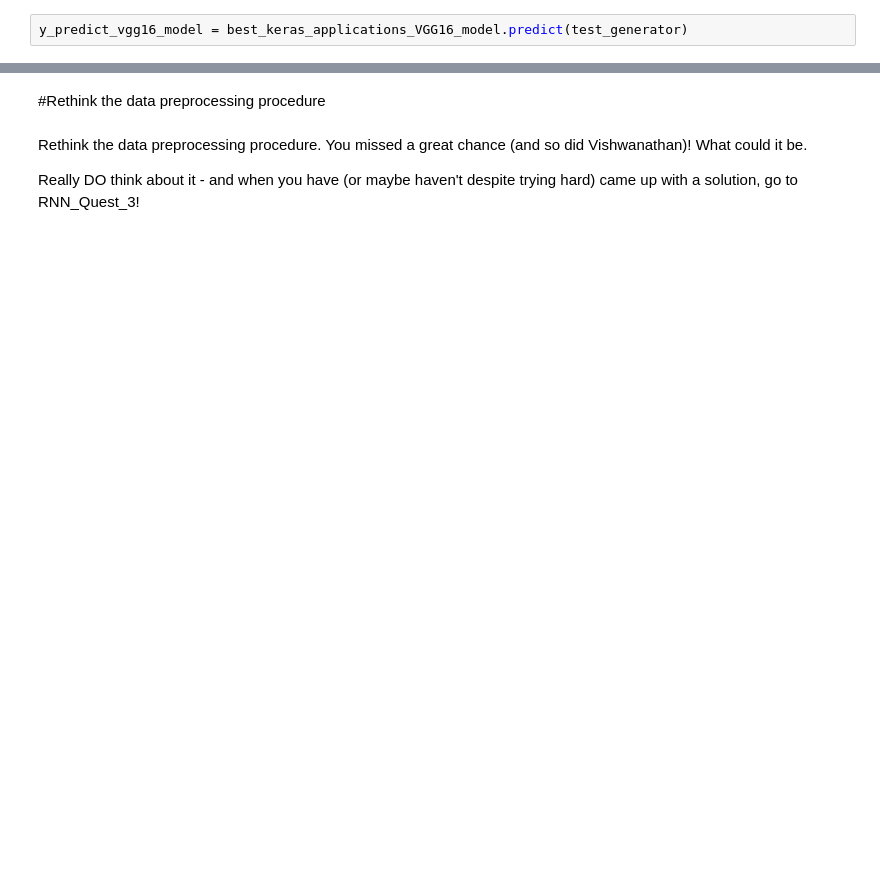
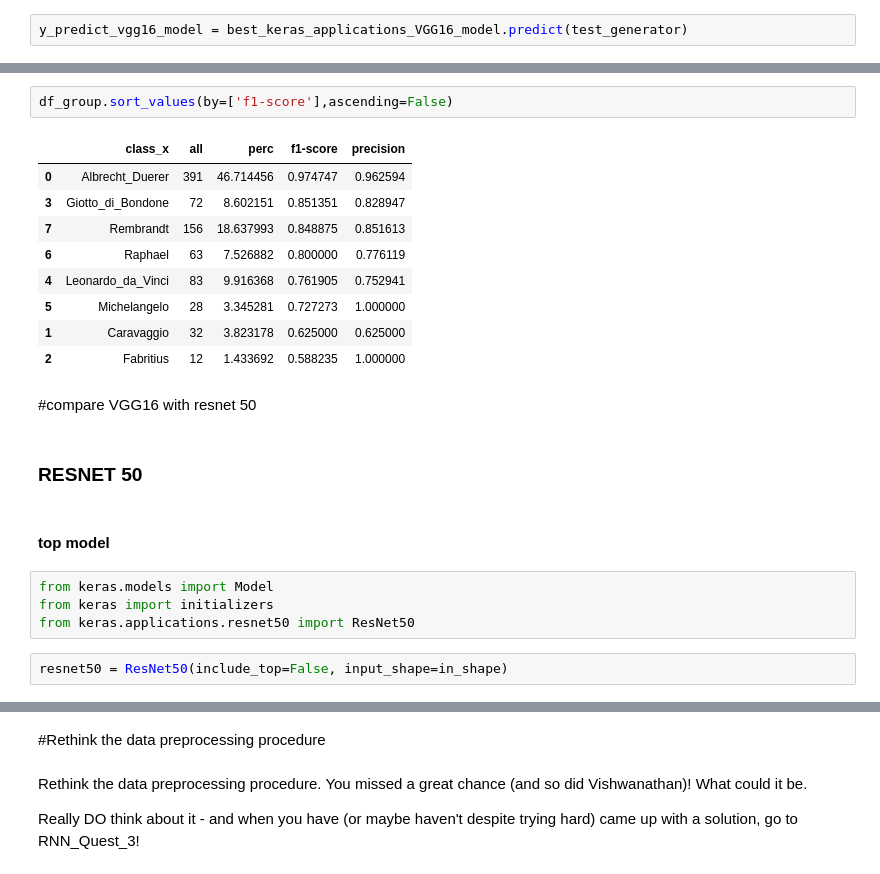
Before and after one commit to martinfinis/HelloCodeSchoolProject, a Jupyter notebook: RNN_Quest_2_Martin.ipynb, the cells around one changed output, grey strips where cells are left out. Drawn from its saved outputs; the diff is of its cells as text; blank space fills up the shorter version.

```diff
--- a/RNN_Quest_2_Martin.ipynb
+++ b/RNN_Quest_2_Martin.ipynb
@@ -834,0 +902,24 @@ ValueError: ignored
+# %%
+df_group.sort_values(by=['f1-score'],ascending=False)
+# %% [output]
+|  | class_x | all | perc | f1-score | precision |
+| 0 | Albrecht_Duerer | 391 | 46.714456 | 0.974747 | 0.962594 |
+| 3 | Giotto_di_Bondone | 72 | 8.602151 | 0.851351 | 0.828947 |
+| 7 | Rembrandt | 156 | 18.637993 | 0.848875 | 0.851613 |
+| 6 | Raphael | 63 | 7.526882 | 0.800000 | 0.776119 |
+| 4 | Leonardo_da_Vinci | 83 | 9.916368 | 0.761905 | 0.752941 |
+| 5 | Michelangelo | 28 | 3.345281 | 0.727273 | 1.000000 |
+| 1 | Caravaggio | 32 | 3.823178 | 0.625000 | 0.625000 |
+| 2 | Fabritius | 12 | 1.433692 | 0.588235 | 1.000000 |
+# %% [markdown]
+#compare VGG16 with resnet 50
+# %% [markdown]
+### RESNET 50
+# %% [markdown]
+#### top model
+# %%
+from keras.models import Model
+from keras import initializers
+from keras.applications.resnet50 import ResNet50
+# %%
+resnet50 = ResNet50(include_top=False, input_shape=in_shape)
```
Also changed, not shown: parts of 47 cells of this notebook.
